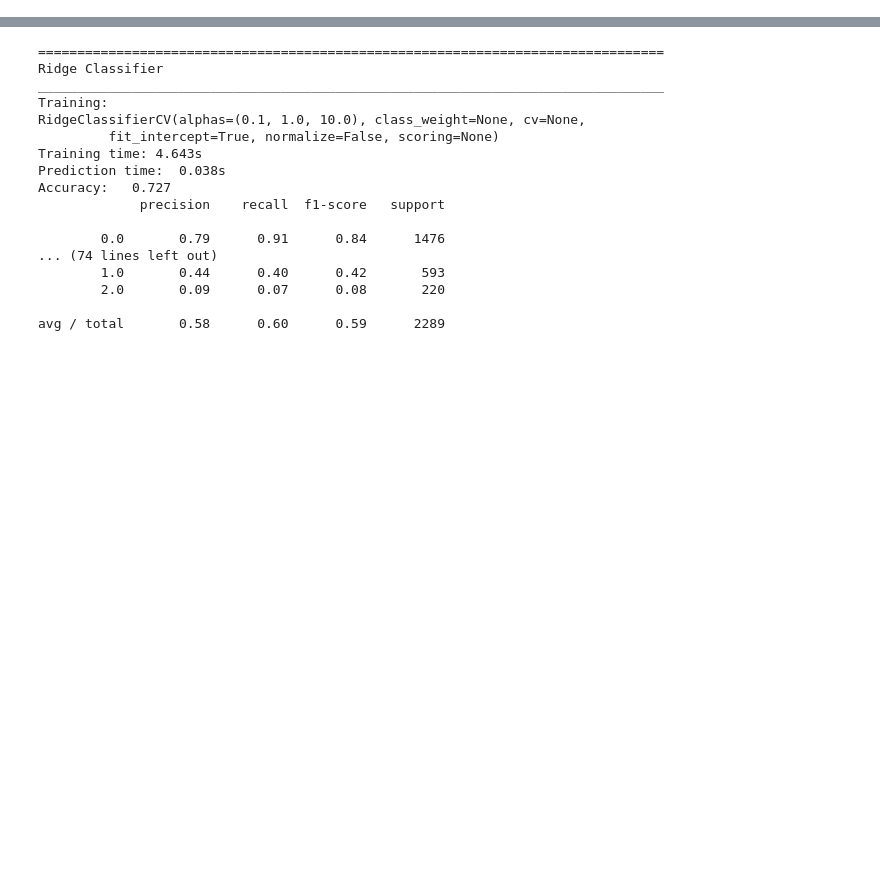
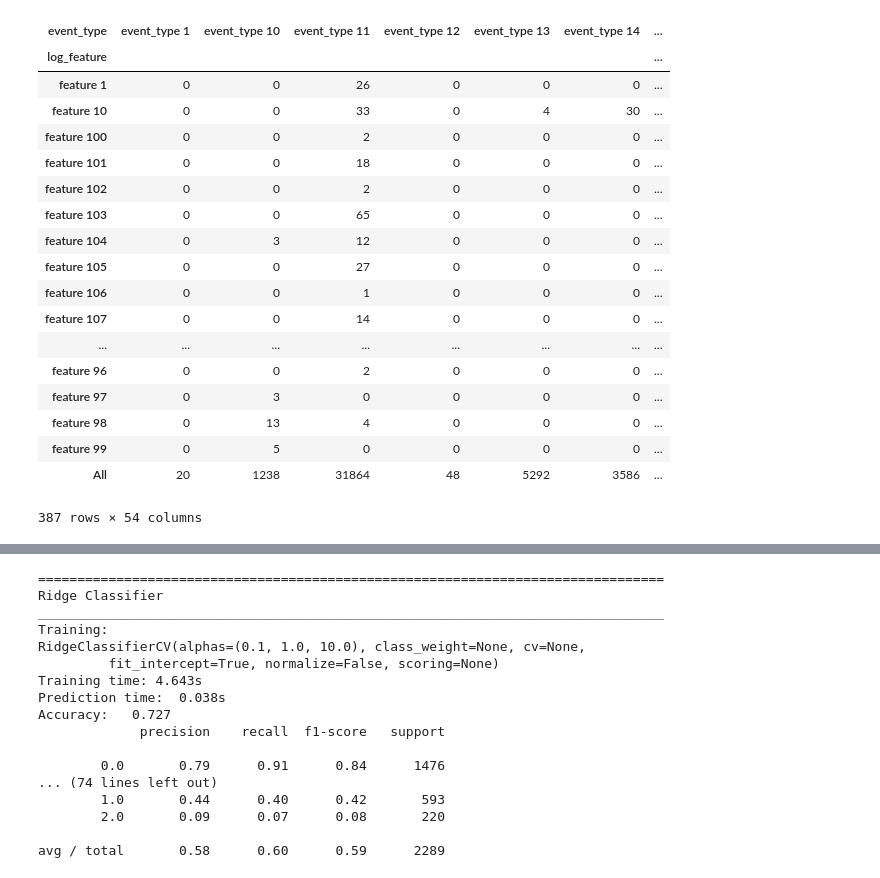
Before and after one commit to blackwhitehere/telstra, a Jupyter notebook: pipe.ipynb, the cells around one changed output, grey strips where cells are left out. Cells and saved outputs as stored; diff of their text form; code cells hidden in the pictures; blank space fills up the shorter version.

```diff
--- a/pipe.ipynb
+++ b/pipe.ipynb
@@ -114,32 +50,27 @@ join=join.set_index(['sample',join.index])
-# %%
-#normalizes a continuous feature
-join['volume']=pre.scale(join['volume'].astype(float))
-
-#fills in missing data
-from sklearn.base import TransformerMixin
-class DataFrameImputer(TransformerMixin):
-    def fit(self, X, y=None):
-        self.fill = pd.Series([X[c].value_counts().index[0]
-            if X[c].dtype == np.dtype('O') else X[c].median() for c in X],
-            index=X.columns)
-        return self
-    def transform(self, X, y=None):
-        return X.fillna(self.fill)
-
-join = DataFrameImputer().fit_transform(join)
-#join=join.fillna(value=0)
-
-#creates features and targets for final training
-features=join.columns.values.tolist()
-non_features=[]
-for x in features:
-    if "_nan" in x:
-        features.remove(x)
-
-features=features
-features=features[2:]
-
-train_features = join.loc['train'][features]
-train_target = join.loc['train']['fault_severity']
-
-test_features = join.loc['test'][features]
+# %%
+from scipy.stats import chisquare
+from statsmodels.graphics.mosaicplot import mosaic
+df=pd.crosstab(join['log_feature'],join['event_type'],margins=True)
+df
+#f,p=chisquare(df,axis=1)
+#f
+# %% [output]
+| event_type | event_type 1 | event_type 10 | event_type 11 | event_type 12 | event_type 13 | event_type 14 | ... |
+| log_feature |  |  |  |  |  |  | ... |
+| feature 1 | 0 | 0 | 26 | 0 | 0 | 0 | ... |
+| feature 10 | 0 | 0 | 33 | 0 | 4 | 30 | ... |
+| feature 100 | 0 | 0 | 2 | 0 | 0 | 0 | ... |
+| feature 101 | 0 | 0 | 18 | 0 | 0 | 0 | ... |
+| feature 102 | 0 | 0 | 2 | 0 | 0 | 0 | ... |
+| feature 103 | 0 | 0 | 65 | 0 | 0 | 0 | ... |
+| feature 104 | 0 | 3 | 12 | 0 | 0 | 0 | ... |
+| feature 105 | 0 | 0 | 27 | 0 | 0 | 0 | ... |
+| feature 106 | 0 | 0 | 1 | 0 | 0 | 0 | ... |
+| feature 107 | 0 | 0 | 14 | 0 | 0 | 0 | ... |
+| ... | ... | ... | ... | ... | ... | ... | ... |
+| feature 96 | 0 | 0 | 2 | 0 | 0 | 0 | ... |
+| feature 97 | 0 | 3 | 0 | 0 | 0 | 0 | ... |
+| feature 98 | 0 | 13 | 4 | 0 | 0 | 0 | ... |
+| feature 99 | 0 | 5 | 0 | 0 | 0 | 0 | ... |
+| All | 20 | 1238 | 31864 | 48 | 5292 | 3586 | ... |
+387 rows × 54 columns
```
Also changed, not shown: parts of 40 cells of this notebook.
